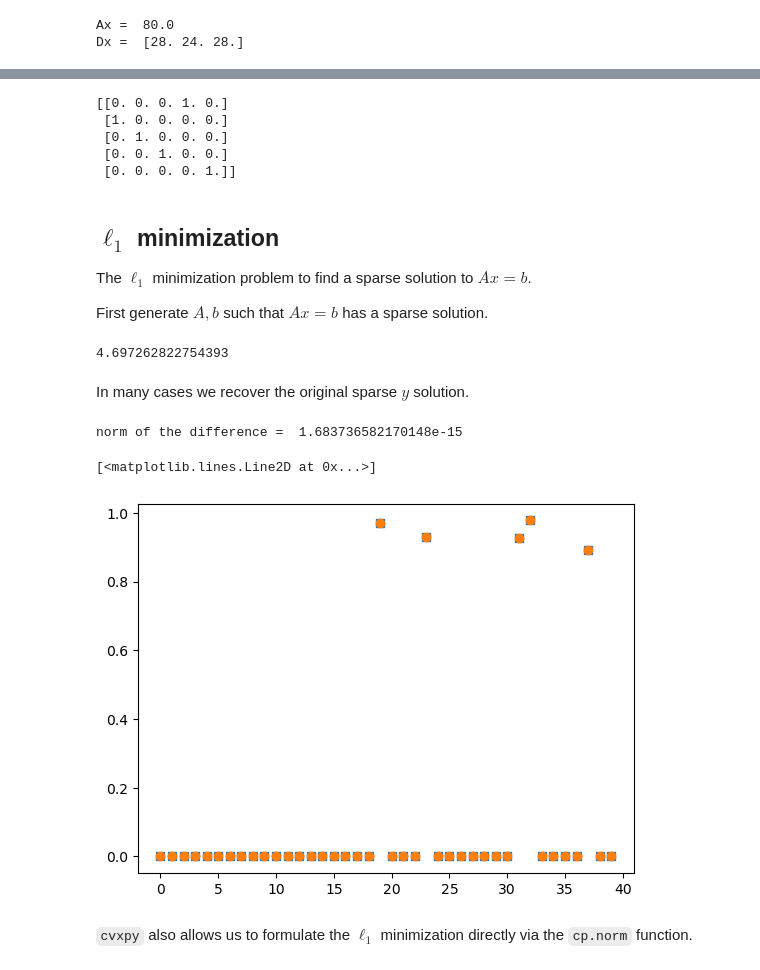
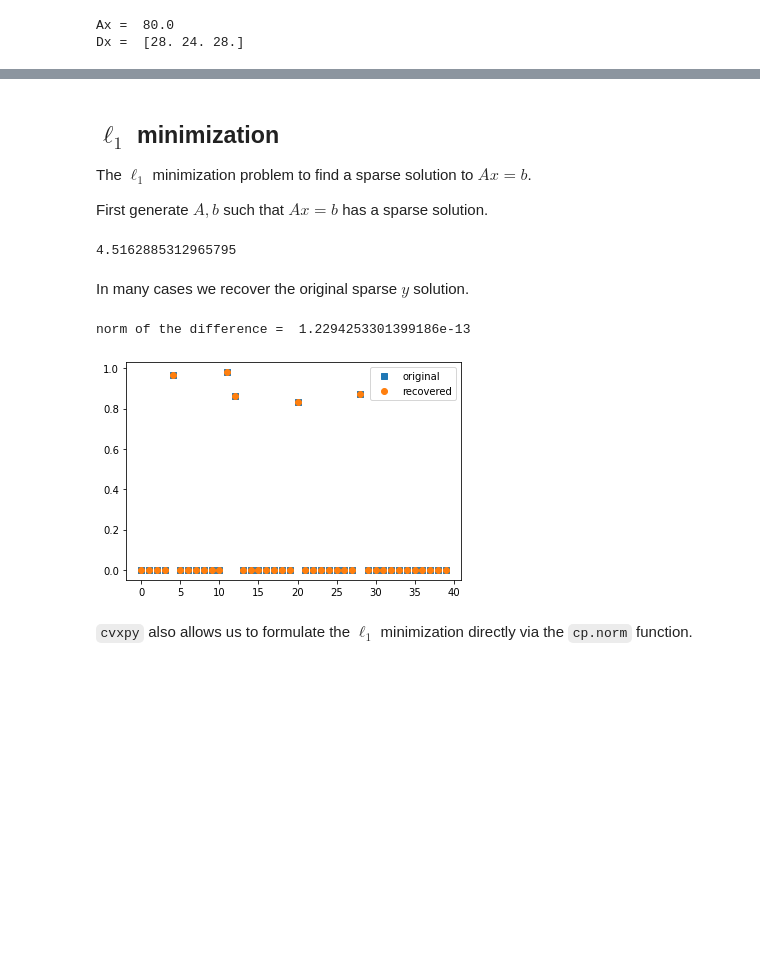
Before and after one commit to javi-pena/birdseyeview, a Jupyter notebook: birdseyeview.ipynb, the cells around one changed output, grey strips where cells are left out. Drawn from its saved outputs; the diff is of its cells as text; code cells hidden in the pictures; blank space fills up the shorter version.

```diff
--- a/birdseyeview.ipynb
+++ b/birdseyeview.ipynb
@@ -271,11 +213,3 @@ prob.solve(solver=cp.GUROBI)
-# %%
-print(x.value)
-# %% [output]
-[[0. 0. 0. 1. 0.]
- [1. 0. 0. 0. 0.]
- [0. 1. 0. 0. 0.]
- [0. 0. 1. 0. 0.]
- [0. 0. 0. 0. 1.]]
 # %% [markdown]
 ## $\ell_1$ minimization
 
@@ -296,20 +230,22 @@ u = cp.Variable(n)
 objective = cp.Minimize(cp.sum(u))
 constraints = [A@x==b, x<=u, -x<=u]
 prob = cp.Problem(objective, constraints)
-prob.solve(solver=cp.GUROBI)
+prob.solve(solver=cp.MOSEK)
 # %% [output]
-4.697262822754393
+4.5162885312965795
 # %% [markdown]
 In many cases we recover the original sparse $y$ solution.
 # %%
+import matplotlib.pyplot as plt
 import matplotlib.pyplot as plt
 
 print("norm of the difference = ", np.linalg.norm(y-x.value))
-plt.plot(y,'s') ; plt.plot(x.value,'o')
+plt.plot(y,'s',label='original') ; plt.plot(x.value,'o',label='recovered')
+plt.legend()
+plt.show()
 # %% [output]
-norm of the difference =  1.683736582170148e-15
+norm of the difference =  1.2294253301399186e-13
-[<matplotlib.lines.Line2D at 0x...>]
-[figure, old version]
+[figure, new version]
 # %% [markdown]
 `cvxpy` also allows us to formulate the $\ell_1$ minimization directly via the `cp.norm` function.
 # %%
```
Also changed, not shown: parts of 31 cells of this notebook, 1 other file.
